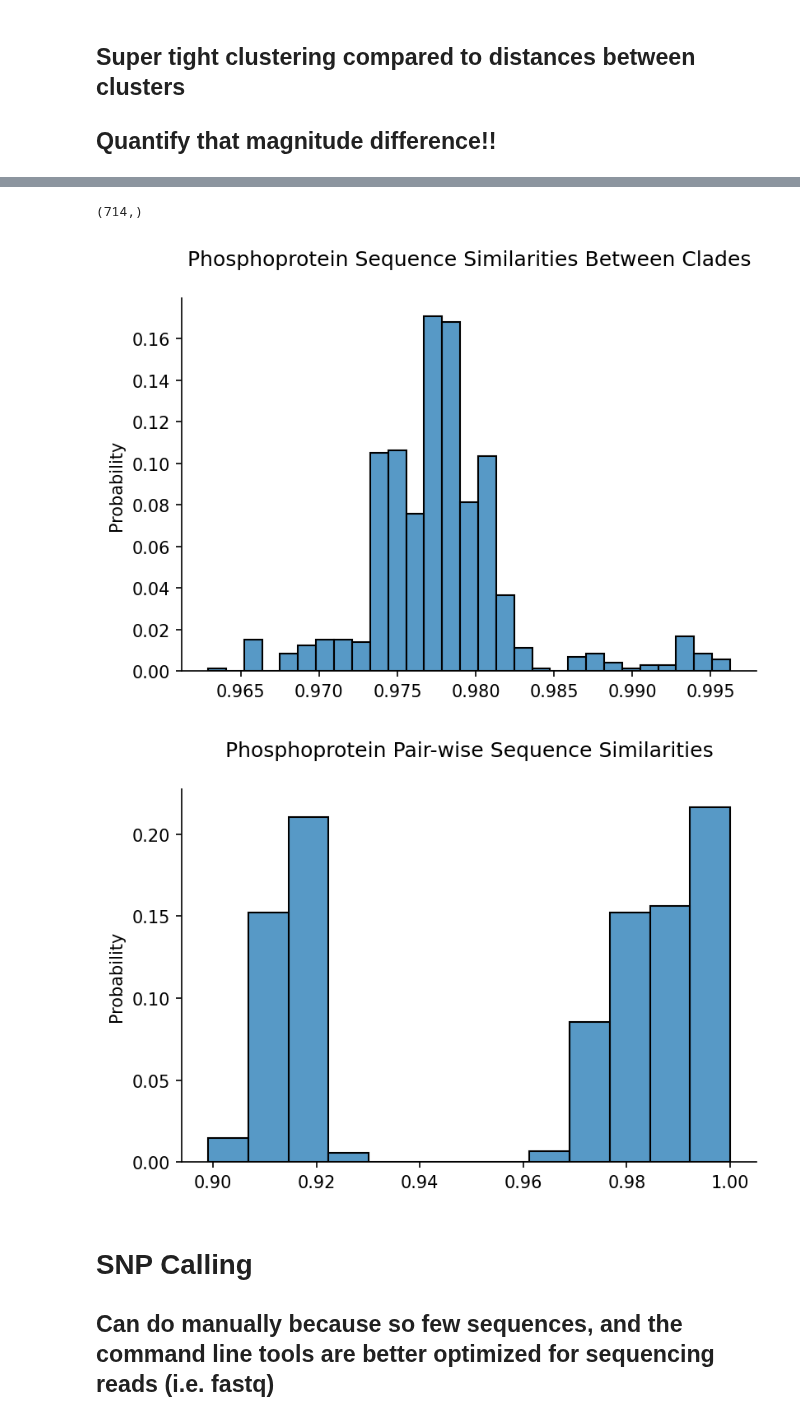
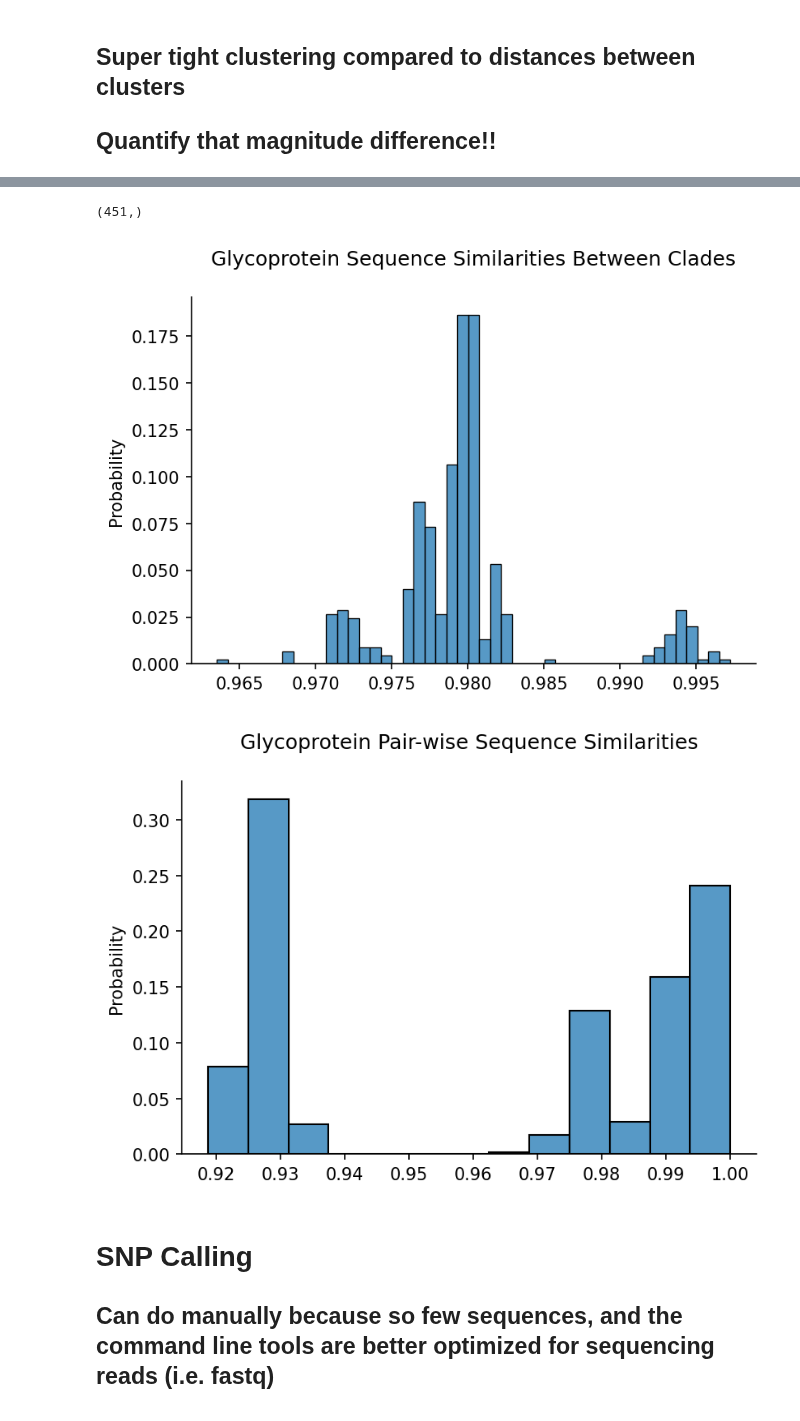
Before and after one commit to sanju99/niv_evo, a Jupyter notebook: clade_differences.ipynb, the cells around one changed output, grey strips where cells are left out. Saved outputs shown, nothing was run; the diff lists cells and outputs as text; code cells hidden in the pictures.

```diff
--- a/clade_differences.ipynb
+++ b/clade_differences.ipynb
@@ -31,7 +31,7 @@ from scipy.spatial.distance import pdist, squareform
 # %%
 # contains isolate MK575063, which has the premature stop codon
 #P_seqs = [(seq.id, str(seq.seq)) for seq in SeqIO.parse("seq_for_analysis/P_unique_HeV.fasta", "fasta")]
-P_seqs = [(seq.id, str(seq.seq)) for seq in SeqIO.parse("sequences/PG/P_seqs.fasta", "fasta")]
+P_seqs = [(seq.id, str(seq.seq)) for seq in SeqIO.parse("sequences/genes/G_seqs.fasta", "fasta")]
 
 P_seq_df = pd.DataFrame(P_seqs)
 P_seq_df.columns = ["ID", "Seq"]
@@ -45,7 +45,7 @@ print(P_seq_df.shape)
 lengths = [len(seq) for seq in P_seq_df["Seq"]]
 print(np.unique(lengths))
 
-metadata = pd.read_csv("metadata_all.csv")
+metadata = pd.read_csv("metadata.csv")
 
 for i, row in P_seq_df.loc[P_seq_df.Seq.str.contains("N")].iterrows():
 
@@ -153,15 +161,15 @@ between_clade_diffs = np.concatenate([
 
 between_clade_diffs.shape
 # %% [output]
-(714,)
+(451,)
 # %%
 sns.histplot(between_clade_diffs, stat="probability")
 sns.despine()
-plt.title("Phosphoprotein Sequence Similarities Between Clades\n")
+plt.title("Glycoprotein Sequence Similarities Between Clades\n")
 
 plt.show()
 # %% [output]
-[figure, old version]
+[figure, new version]
 # %%
 # flattened array of the upper triangular values, excluding the diagonal (which are all 1s)
 # if you change k to 0, the 1s come back, so k=1 is correct.
@@ -169,11 +177,11 @@ unique_dist = similarity_mat[np.triu_indices(similarity_mat.shape[0], k=1)]
 # %%
 sns.histplot(unique_dist, stat="probability")
 sns.despine()
-plt.title("Phosphoprotein Pair-wise Sequence Similarities\n")
+plt.title("Glycoprotein Pair-wise Sequence Similarities\n")
 
 plt.show()
 # %% [output]
-[figure, old version]
+[figure, new version]
 # %% [markdown]
 # SNP Calling
 
```
Also changed, not shown: parts of 5 cells of this notebook, 7 other files.
